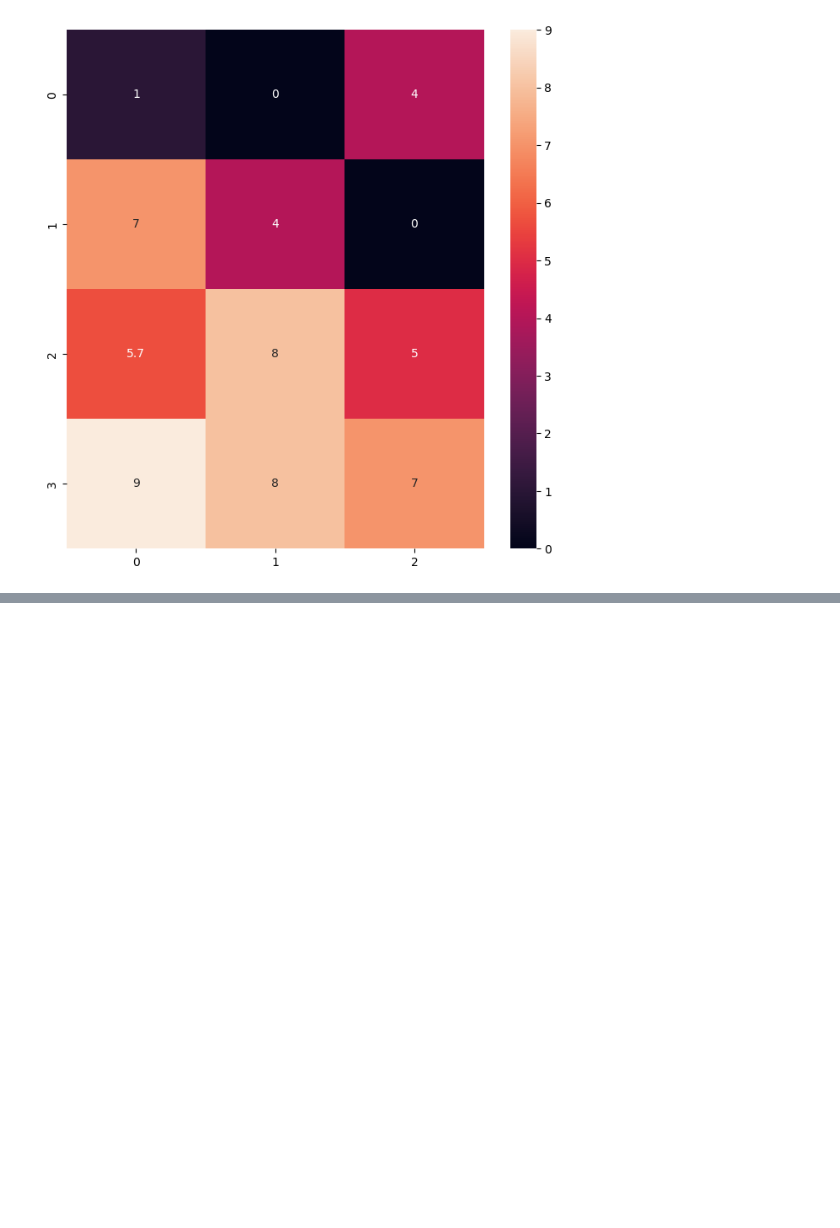
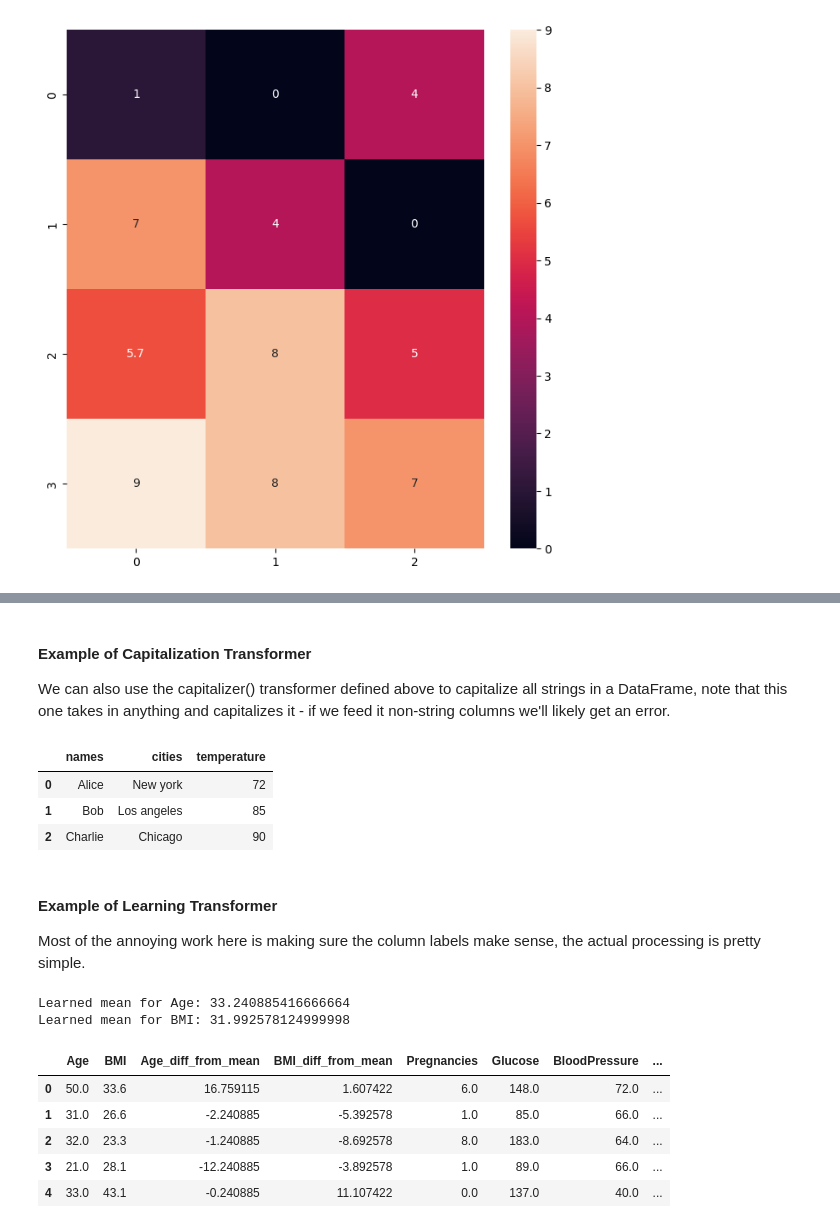
Before and after one commit to AkeemSemperDataScience/Intro_to_Machine_Learning_Students, a Jupyter notebook: 003_pipeline_impute_sol.ipynb, the cells around one changed output, grey strips where cells are left out. Drawn from its saved outputs; the diff is of its cells as text; code cells hidden in the pictures; blank space fills up the shorter version.

```diff
--- a/003_pipeline_impute_sol.ipynb
+++ b/003_pipeline_impute_sol.ipynb
@@ -504,0 +619,50 @@ sns.heatmap(simp_imp.fit_transform(X), annot=True)
+# %% [markdown]
+#### Example of Capitalization Transformer
+
+We can also use the capitalizer() transformer defined above to capitalize all strings in a DataFrame, note that this one takes in anything and capitalizes it - if we feed it non-string columns we'll likely get an error.
+# %%
+sample_data = pd.DataFrame({
+    "names": ["alice", "bob", "charlie"],
+    "cities": ["new york", "los angeles", "chicago"],
+    "temperature": [72, 85, 90]
+})
+
+capitalizer_transformer = capitalizer()
+capital_ct = ColumnTransformer( transformers=[
+        ("capitalizer", capitalizer_transformer, ["names", "cities"]),
+        ("others", 'passthrough', ["temperature"])
+    ])
+capitalized_data = capital_ct.fit_transform(sample_data)
+pd.DataFrame(capitalized_data, columns=sample_data.columns)
+# %% [output]
+|  | names | cities | temperature |
+| 0 | Alice | New york | 72 |
+| 1 | Bob | Los angeles | 85 |
+| 2 | Charlie | Chicago | 90 |
+# %% [markdown]
+#### Example of Learning Transformer
+
+Most of the annoying work here is making sure the column labels make sense, the actual processing is pretty simple.
+# %%
+processed_cols = ["Age", "BMI"]
+passed_cols = df1.drop(columns=processed_cols).columns.tolist()
+mean_ct = ColumnTransformer( transformers=[
+        ("mean_diff", mean_diff_adder(), processed_cols),
+        ("others", 'passthrough', passed_cols)
+    ])
+
+processed_data = mean_ct.fit_transform(df1)
+column_headers = processed_cols
+column_headers += [f"{col}_diff_from_mean" for col in processed_cols]
+column_headers += passed_cols
+processed_df = pd.DataFrame(processed_data, columns=column_headers)
+processed_df.head()
+# %% [output]
+Learned mean for Age: 33.240885416666664
+Learned mean for BMI: 31.992578124999998
+|  | Age | BMI | Age_diff_from_mean | BMI_diff_from_mean | Pregnancies | Glucose | BloodPressure | ... |
+| 0 | 50.0 | 33.6 | 16.759115 | 1.607422 | 6.0 | 148.0 | 72.0 | ... |
+| 1 | 31.0 | 26.6 | -2.240885 | -5.392578 | 1.0 | 85.0 | 66.0 | ... |
+| 2 | 32.0 | 23.3 | -1.240885 | -8.692578 | 8.0 | 183.0 | 64.0 | ... |
+| 3 | 21.0 | 28.1 | -12.240885 | -3.892578 | 1.0 | 89.0 | 66.0 | ... |
+| 4 | 33.0 | 43.1 | -0.240885 | 11.107422 | 0.0 | 137.0 | 40.0 | ... |
```
Also changed, not shown: parts of 5 cells of this notebook, 9 other files.
